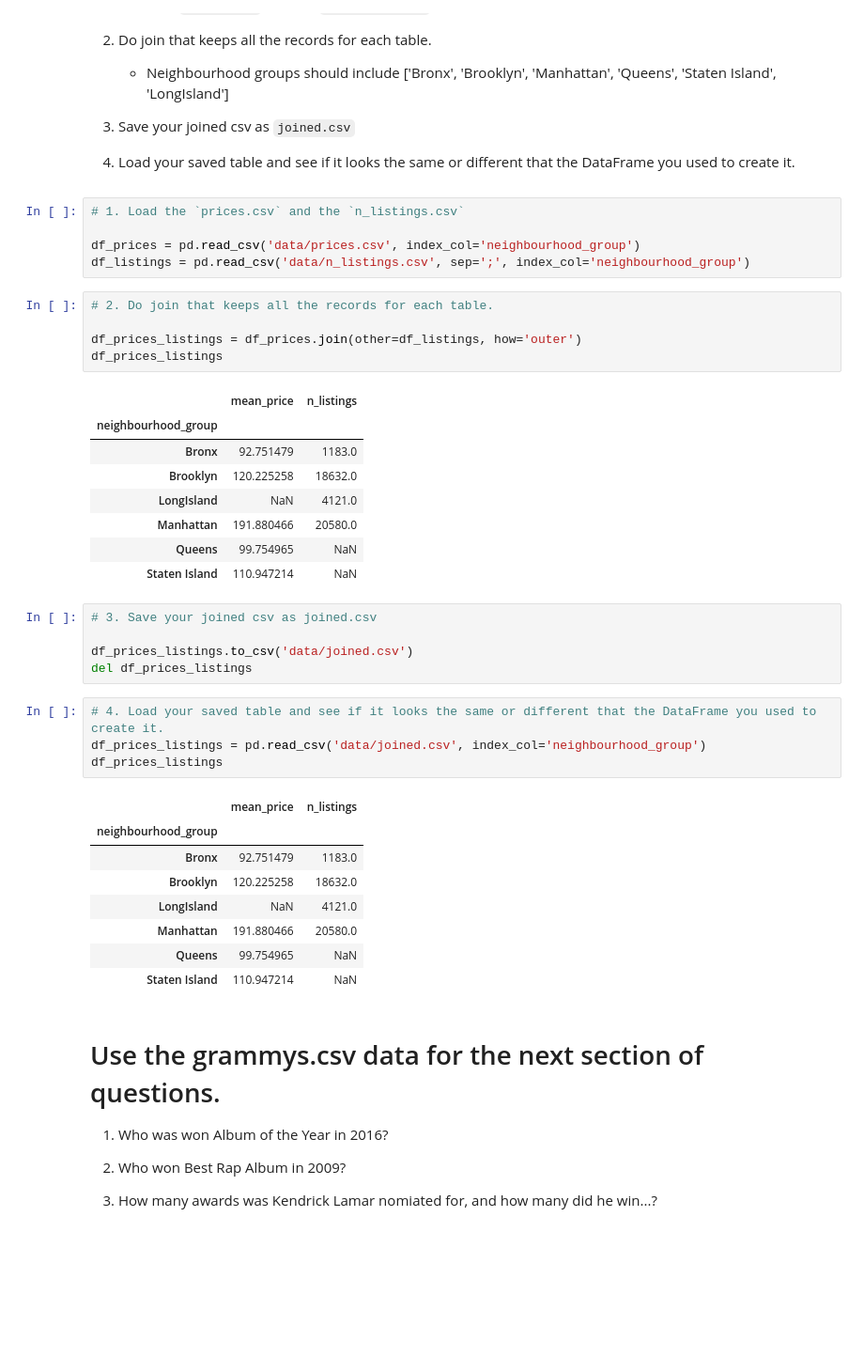
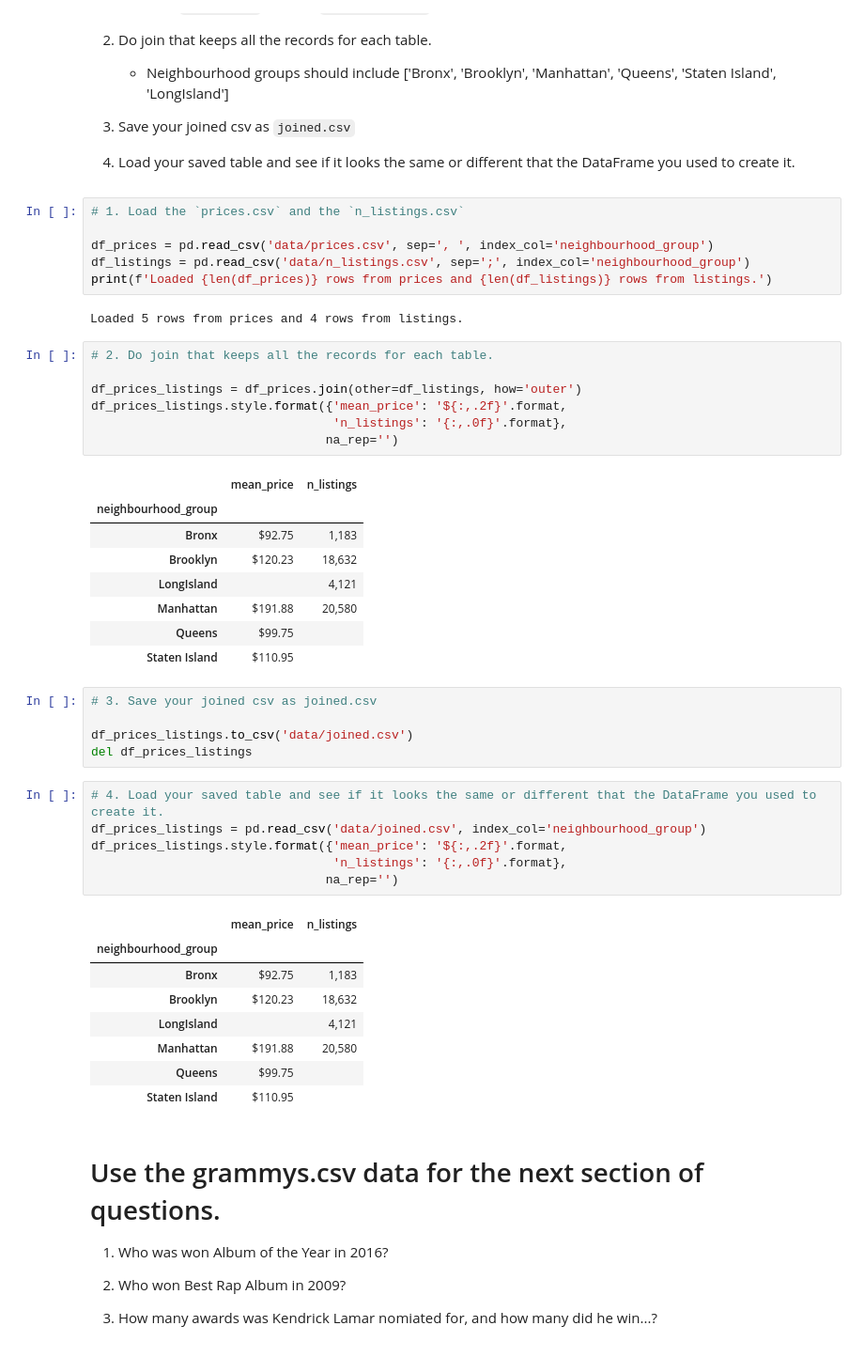
Before and after one commit to LiKenun/2021-fall-data-science, a Jupyter notebook: Week-01-Pandas/Exercise.ipynb, the cells around one changed output. Shown at 94% size. Drawn from its saved outputs; the diff is of its cells as text; blank space fills up the shorter version.

```diff
--- a/Week-01-Pandas/Exercise.ipynb
+++ b/Week-01-Pandas/Exercise.ipynb
@@ -239,22 +260,27 @@ df_byneighbourhood_byroom.price.agg(['count', 'min', 'max', 'mean', 'median', 's
 # %%
 # 1. Load the `prices.csv` and the `n_listings.csv`
 
-df_prices = pd.read_csv('data/prices.csv', index_col='neighbourhood_group')
+df_prices = pd.read_csv('data/prices.csv', sep=', ', index_col='neighbourhood_group')
 df_listings = pd.read_csv('data/n_listings.csv', sep=';', index_col='neighbourhood_group')
+print(f'Loaded {len(df_prices)} rows from prices and {len(df_listings)} rows from listings.')
+# %% [output]
+Loaded 5 rows from prices and 4 rows from listings.
 # %%
 # 2. Do join that keeps all the records for each table.
 
 df_prices_listings = df_prices.join(other=df_listings, how='outer')
-df_prices_listings
+df_prices_listings.style.format({'mean_price': '${:,.2f}'.format,
+                                 'n_listings': '{:,.0f}'.format},
+                                na_rep='')
 # %% [output]
 |  | mean_price | n_listings |
 | neighbourhood_group |  |  |
-| Bronx | 92.751479 | 1183.0 |
-| Brooklyn | 120.225258 | 18632.0 |
-| LongIsland | NaN | 4121.0 |
-| Manhattan | 191.880466 | 20580.0 |
-| Queens | 99.754965 | NaN |
-| Staten Island | 110.947214 | NaN |
+| Bronx | $92.75 | 1,183 |
+| Brooklyn | $120.23 | 18,632 |
+| LongIsland |  | 4,121 |
+| Manhattan | $191.88 | 20,580 |
+| Queens | $99.75 |  |
+| Staten Island | $110.95 |  |
 # %%
 # 3. Save your joined csv as joined.csv
 
@@ -263,16 +289,18 @@ del df_prices_listings
 # %%
 # 4. Load your saved table and see if it looks the same or different that the DataFrame you used to create it.
 df_prices_listings = pd.read_csv('data/joined.csv', index_col='neighbourhood_group')
-df_prices_listings
+df_prices_listings.style.format({'mean_price': '${:,.2f}'.format,
+                                 'n_listings': '{:,.0f}'.format},
+                                na_rep='')
 # %% [output]
 |  | mean_price | n_listings |
 | neighbourhood_group |  |  |
-| Bronx | 92.751479 | 1183.0 |
-| Brooklyn | 120.225258 | 18632.0 |
-| LongIsland | NaN | 4121.0 |
-| Manhattan | 191.880466 | 20580.0 |
-| Queens | 99.754965 | NaN |
-| Staten Island | 110.947214 | NaN |
+| Bronx | $92.75 | 1,183 |
+| Brooklyn | $120.23 | 18,632 |
+| LongIsland |  | 4,121 |
+| Manhattan | $191.88 | 20,580 |
+| Queens | $99.75 |  |
+| Staten Island | $110.95 |  |
 # %% [markdown]
 # Use the grammys.csv data for the next section of questions.
 
```
Also changed, not shown: parts of 9 cells of this notebook, 1 other file.
